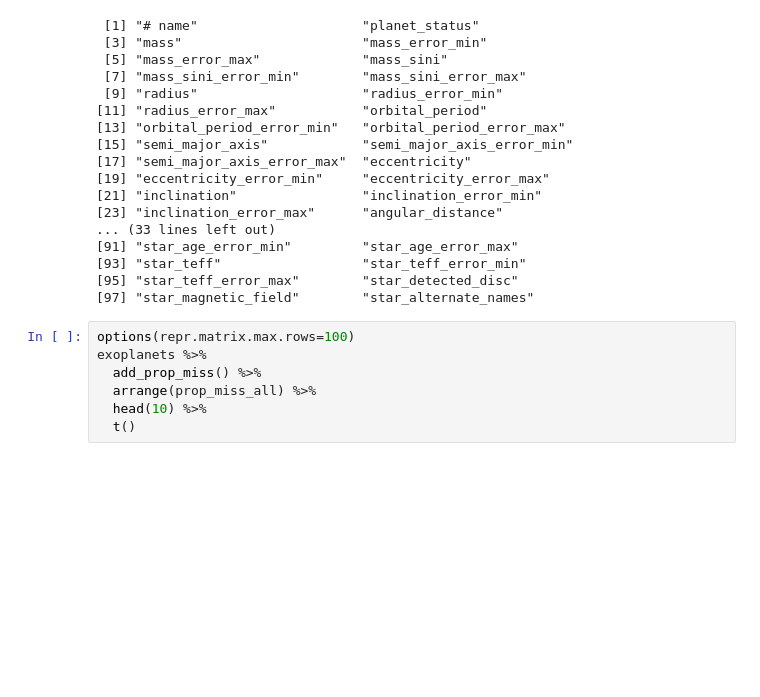
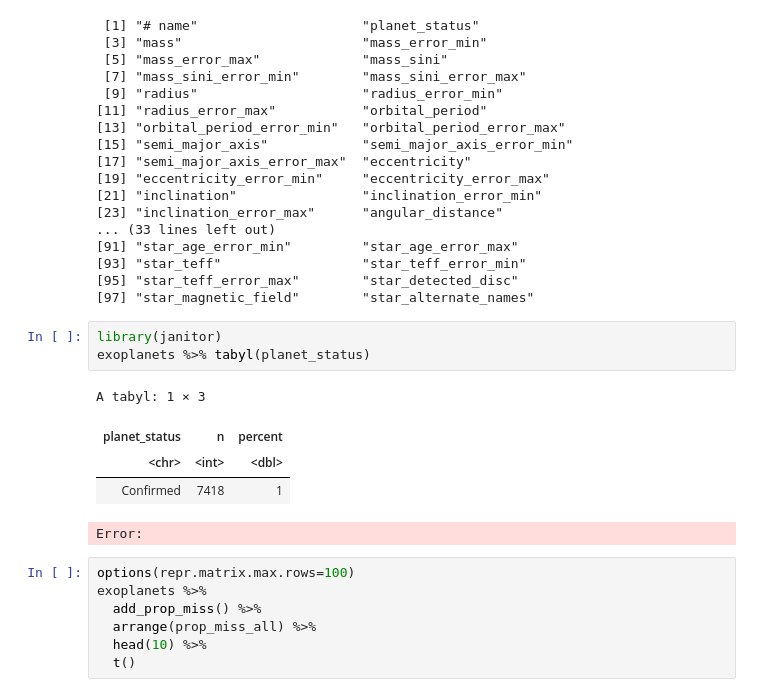
Before and after one commit to notPlancha/exoplanets, a Jupyter notebook: src/main_R.ipynb, the cells around one changed output. Cells and saved outputs as stored; diff of their text form; blank space fills up the shorter version.

```diff
--- a/src/main_R.ipynb
+++ b/src/main_R.ipynb
@@ -114,6 +109,15 @@ names(exoplanets)
 [93] "star_teff"                  "star_teff_error_min"
 [95] "star_teff_error_max"        "star_detected_disc"
 [97] "star_magnetic_field"        "star_alternate_names"
+# %%
+library(janitor)
+exoplanets %>% tabyl(planet_status)
+# %% [output]
+A tabyl: 1 × 3
+| planet_status | n | percent |
+| <chr> | <int> | <dbl> |
+| Confirmed | 7418 | 1 |
+Error:
 # %%
 options(repr.matrix.max.rows=100)
 exoplanets %>%
```
Also changed, not shown: parts of 6 cells of this notebook, 6 other files.
